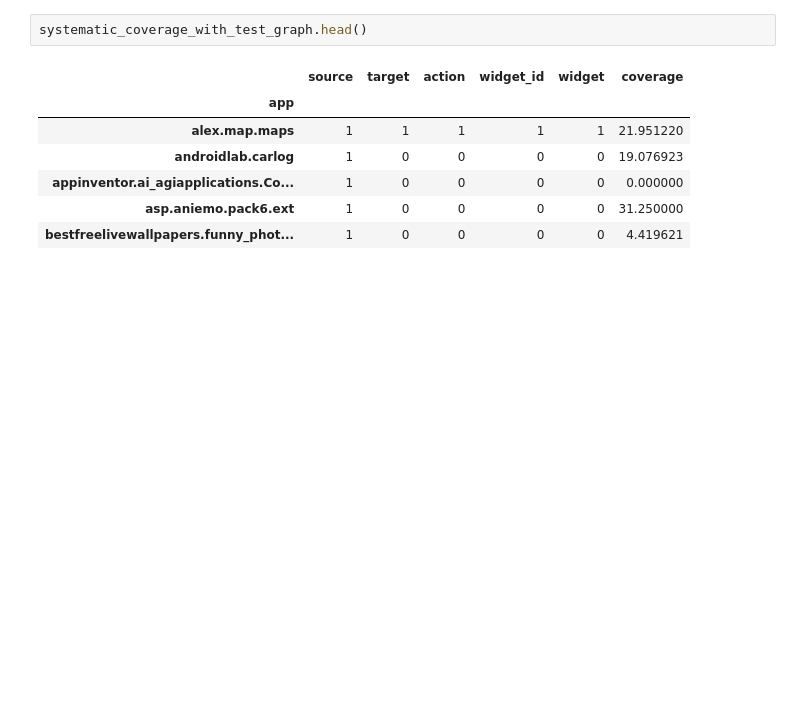
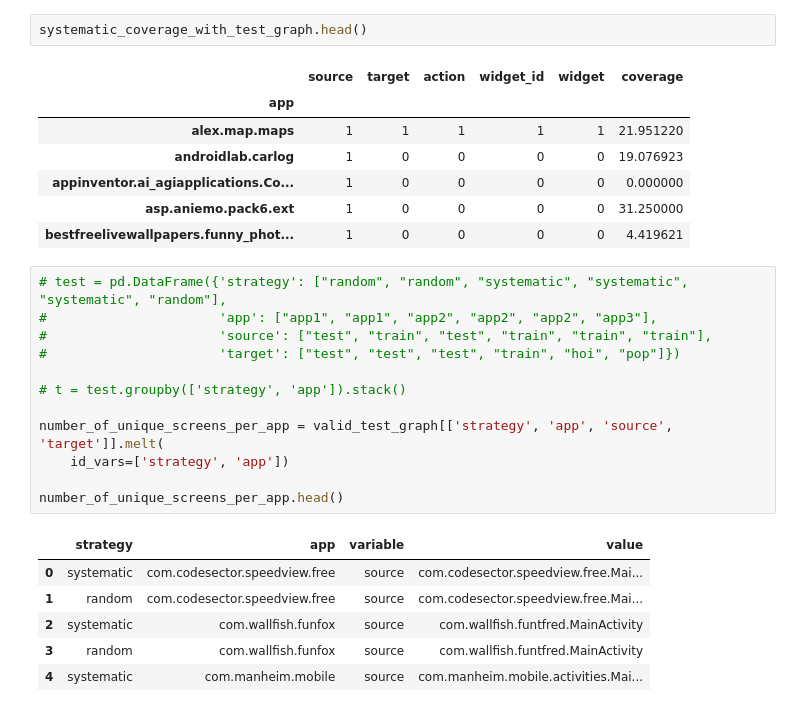
Before and after one commit to sangamk/IncubatorDataAnalyser, a Jupyter notebook: notebooks/GraphCoverage.ipynb, the cells around one changed output. Saved outputs shown, nothing was run; the diff lists cells and outputs as text; blank space fills up the shorter version.

```diff
--- a/notebooks/GraphCoverage.ipynb
+++ b/notebooks/GraphCoverage.ipynb
@@ -171,3 +173,22 @@ systematic_coverage_with_test_graph.head()
 | appinventor.ai_agiapplications.Co... | 1 | 0 | 0 | 0 | 0 | 0.000000 |
 | asp.aniemo.pack6.ext | 1 | 0 | 0 | 0 | 0 | 31.250000 |
 | bestfreelivewallpapers.funny_phot... | 1 | 0 | 0 | 0 | 0 | 4.419621 |
+# %%
+# test = pd.DataFrame({'strategy': ["random", "random", "systematic", "systematic", "systematic", "random"],
+#                      'app': ["app1", "app1", "app2", "app2", "app2", "app3"],
+#                      'source': ["test", "train", "test", "train", "train", "train"],
+#                      'target': ["test", "test", "test", "train", "hoi", "pop"]})
+
+# t = test.groupby(['strategy', 'app']).stack()
+
+number_of_unique_screens_per_app = valid_test_graph[['strategy', 'app', 'source', 'target']].melt(
+    id_vars=['strategy', 'app'])
+
+number_of_unique_screens_per_app.head()
+# %% [output]
+|  | strategy | app | variable | value |
+| 0 | systematic | com.codesector.speedview.free | source | com.codesector.speedview.free.Mai... |
+| 1 | random | com.codesector.speedview.free | source | com.codesector.speedview.free.Mai... |
+| 2 | systematic | com.wallfish.funfox | source | com.wallfish.funtfred.MainActivity |
+| 3 | random | com.wallfish.funfox | source | com.wallfish.funtfred.MainActivity |
+| 4 | systematic | com.manheim.mobile | source | com.manheim.mobile.activities.Mai... |
```
Also changed, not shown: parts of 11 cells of this notebook, 2 other files.
